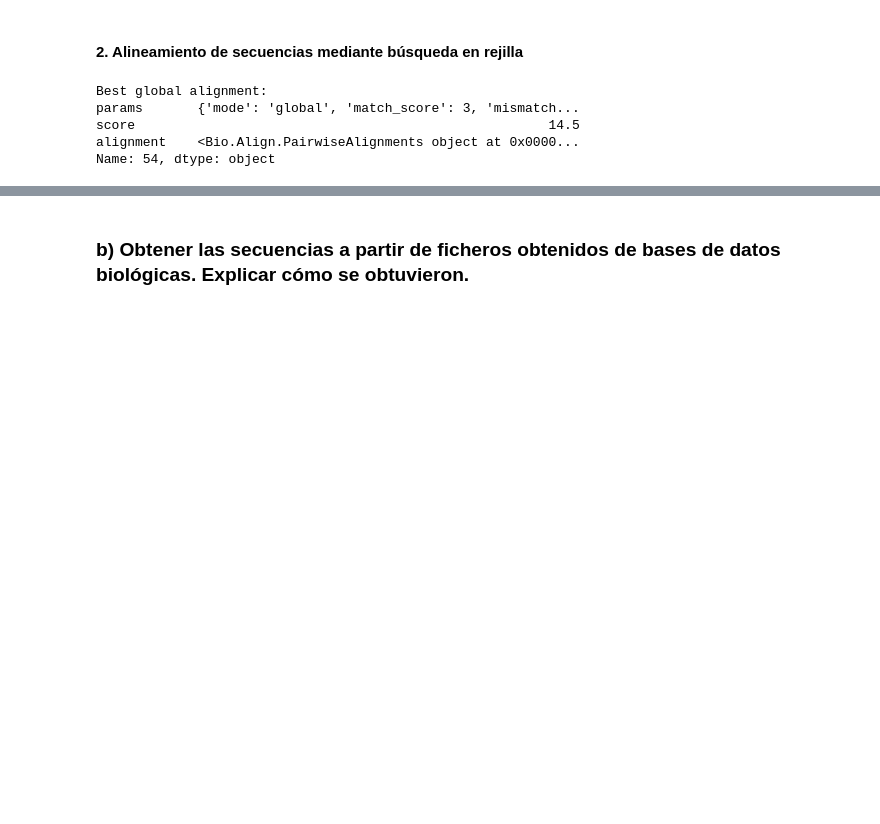
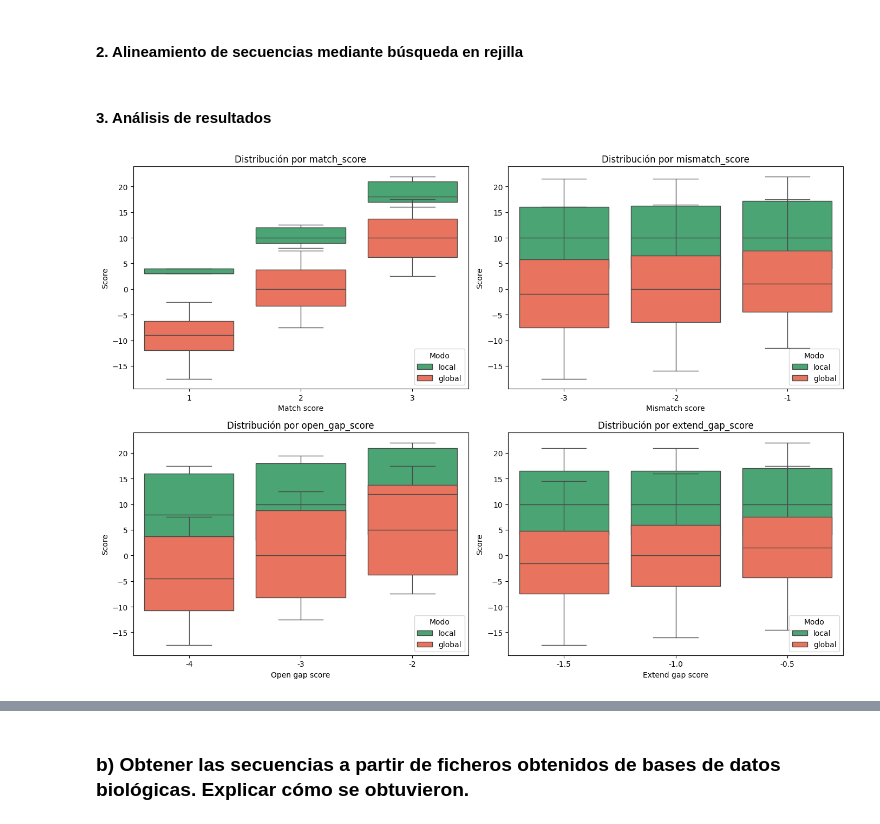
Before and after one commit to deepamino/pr2, a Jupyter notebook: Ejercicio.ipynb, the cells around one changed output, grey strips where cells are left out. Drawn from its saved outputs; the diff is of its cells as text; code cells hidden in the pictures; blank space fills up the shorter version.

```diff
--- a/Ejercicio.ipynb
+++ b/Ejercicio.ipynb
@@ -74,12 +74,42 @@ results_local = results_df[results_df["params"].apply(lambda x: x["mode"] == "lo
-# %%
-best_global = results_global.iloc[0]
-alignment_global = best_global["alignment"]
-
-print("Best global alignment:")
-print(best_global)
-# %% [output]
-Best global alignment:
-params       {'mode': 'global', 'match_score': 3, 'mismatch...
-score                                                     14.5
-alignment    <Bio.Align.PairwiseAlignments object at 0x0000...
-Name: 54, dtype: object
+# %% [markdown]
+#### 3. Análisis de resultados
+# %%
+results_df["mode"] = results_df["params"].apply(lambda x: x["mode"])
+results_df["match_score"] = results_df["params"].apply(lambda x: x["match_score"])
+results_df["mismatch_score"] = results_df["params"].apply(lambda x: x["mismatch_score"])
+results_df["open_gap_score"] = results_df["params"].apply(lambda x: x["open_gap_score"])
+results_df["extend_gap_score"] = results_df["params"].apply(lambda x: x["extend_gap_score"])
+# %%
+fig, axes = plt.subplots(2, 2, figsize=(14, 10))
+param_keys = ["match_score", "mismatch_score", "open_gap_score", "extend_gap_score"]
+titles = [
+    "Distribución por match_score",
+    "Distribución por mismatch_score",
+    "Distribución por open_gap_score",
+    "Distribución por extend_gap_score"
+]
+palette = {
+    "global": "tomato",
+    "local": "mediumseagreen",
+}
+
+for i, key in enumerate(param_keys):
+    ax = axes[i // 2, i % 2]
+    sns.boxplot(
+        data=results_df,
+        x=key,
+        y="score",
+        hue="mode",
+        palette=palette,
+        dodge=False,
+        ax=ax
+    )
+    ax.set_title(titles[i])
+    ax.set_xlabel(key.capitalize().replace("_", " "))
+    ax.set_ylabel("Score")
+    ax.legend(loc='lower right', title="Modo")
+
+plt.tight_layout()
+plt.show()
+# %% [output]
+[figure, added]
```
Also changed, not shown: parts of 14 cells of this notebook.
